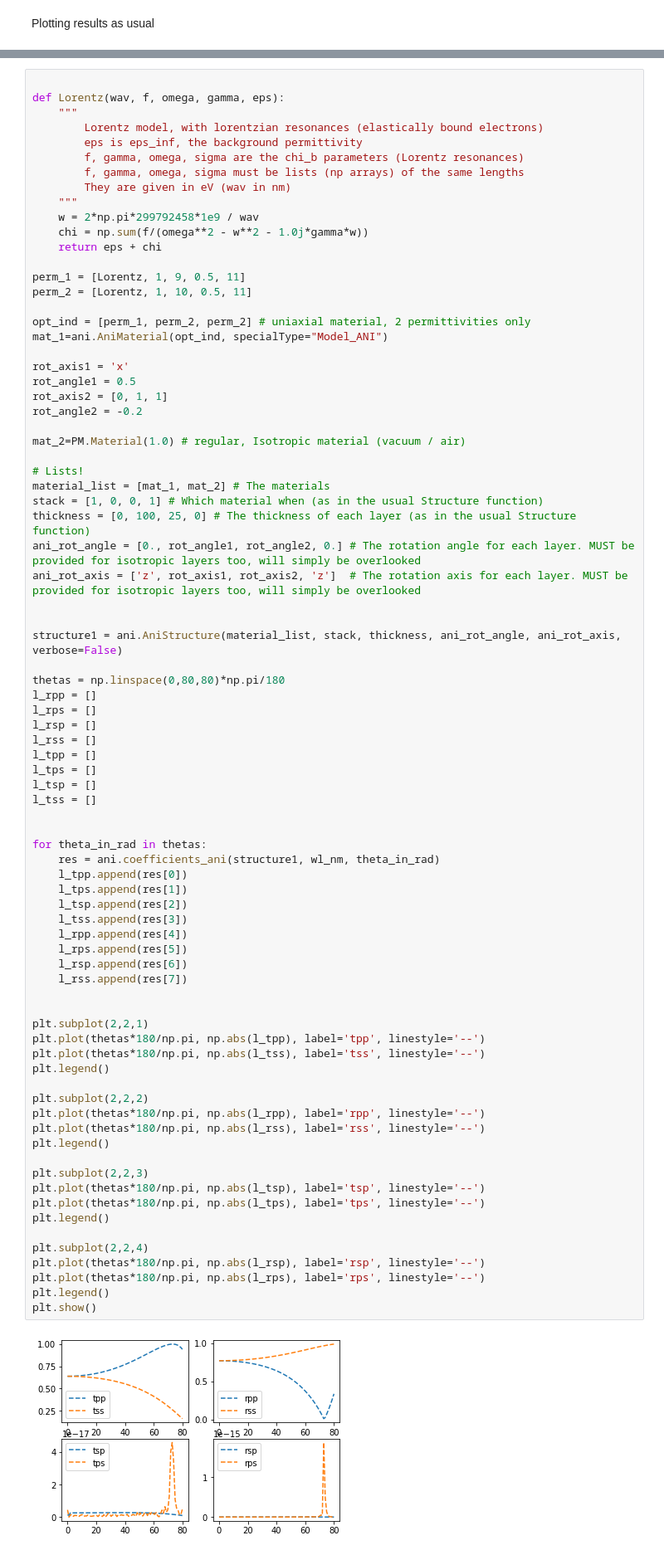
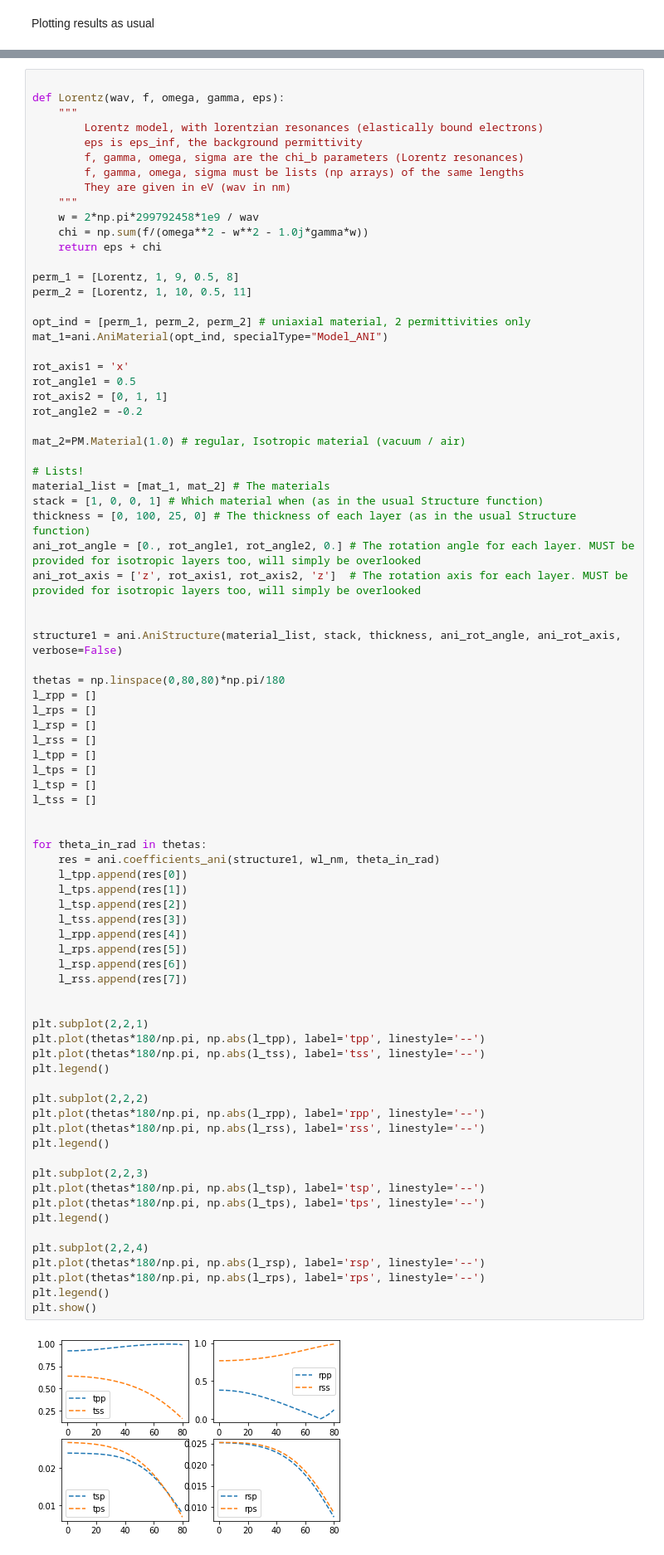
Before and after one commit to AnMoreau/PyMoosh, a Jupyter notebook: notebooks/In-depth_examples/Anisotropic_structures.ipynb, the cells around one changed output, grey strips where cells are left out. Shown at 83% size. Saved outputs shown, nothing was run; the diff lists cells and outputs as text.

```diff
--- a/notebooks/In-depth_examples/Anisotropic_structures.ipynb
+++ b/notebooks/In-depth_examples/Anisotropic_structures.ipynb
@@ -139,7 +139,7 @@ def Lorentz(wav, f, omega, gamma, eps):
     chi = np.sum(f/(omega**2 - w**2 - 1.0j*gamma*w))
     return eps + chi
 
-perm_1 = [Lorentz, 1, 9, 0.5, 11]
+perm_1 = [Lorentz, 1, 9, 0.5, 8]
 perm_2 = [Lorentz, 1, 10, 0.5, 11]
 
 opt_ind = [perm_1, perm_2, perm_2] # uniaxial material, 2 permittivities only
@@ -179,31 +179,31 @@ for theta_in_rad in thetas:
     l_tps.append(res[1])
     l_tsp.append(res[2])
     l_tss.append(res[3])
     l_rpp.append(res[4])
     l_rps.append(res[5])
     l_rsp.append(res[6])
     l_rss.append(res[7])
 
 
 plt.subplot(2,2,1)
 plt.plot(thetas*180/np.pi, np.abs(l_tpp), label='tpp', linestyle='--')
 plt.plot(thetas*180/np.pi, np.abs(l_tss), label='tss', linestyle='--')
 plt.legend()
 
 plt.subplot(2,2,2)
 plt.plot(thetas*180/np.pi, np.abs(l_rpp), label='rpp', linestyle='--')
 plt.plot(thetas*180/np.pi, np.abs(l_rss), label='rss', linestyle='--')
 plt.legend()
 
 plt.subplot(2,2,3)
 plt.plot(thetas*180/np.pi, np.abs(l_tsp), label='tsp', linestyle='--')
 plt.plot(thetas*180/np.pi, np.abs(l_tps), label='tps', linestyle='--')
 plt.legend()
 
 plt.subplot(2,2,4)
 plt.plot(thetas*180/np.pi, np.abs(l_rsp), label='rsp', linestyle='--')
 plt.plot(thetas*180/np.pi, np.abs(l_rps), label='rps', linestyle='--')
 plt.legend()
 plt.show()
 # %% [output]
-[figure, old version]
+[figure, new version]
```
Also changed, not shown: 1 other file.
